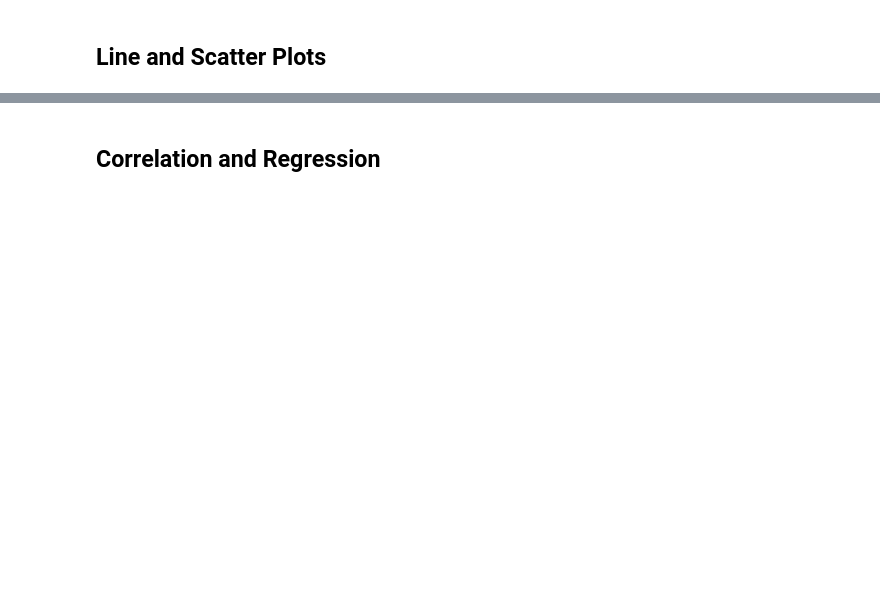
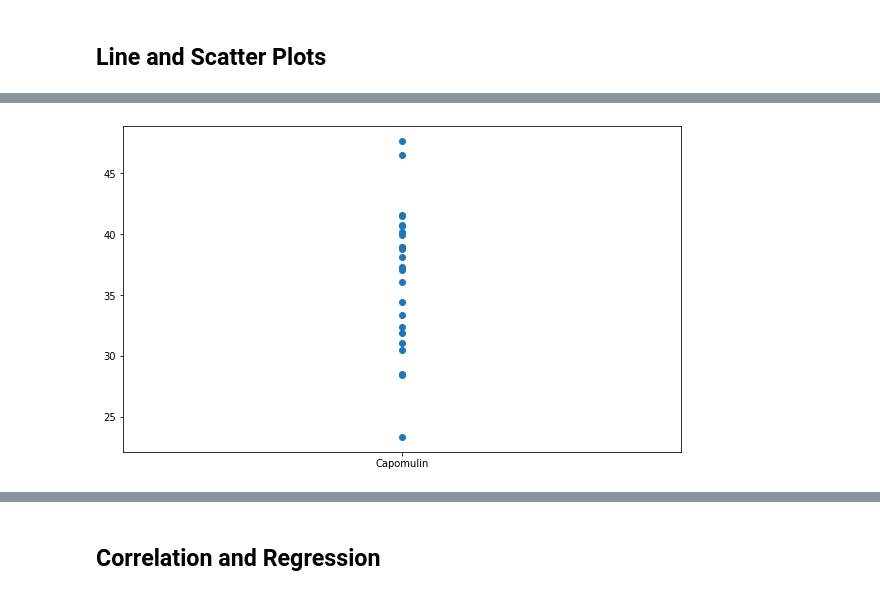
Before and after one commit to SergyRams/matplotlib-challenge, a Jupyter notebook: Pymaceuticals/pymaceuticals_starter.ipynb, the cells around one changed output, grey strips where cells are left out. Cells and saved outputs as stored; diff of their text form; code cells hidden in the pictures; blank space fills up the shorter version.

```diff
--- a/Pymaceuticals/pymaceuticals_starter.ipynb
+++ b/Pymaceuticals/pymaceuticals_starter.ipynb
@@ -440,30 +449,35 @@ plt.show()
 # Generate a line plot of time point versus tumor volume for a mouse treated with Capomulin
 #from matplotlib import rcParams
 # Put treatments into a list for for loop (and later for plot labels)
-#treatments_reg = ["Capomulin", "Ramicane", "Infubinol","Ceftamin"]
+#treatments_reg = ["Capomulin", "Ramicane", "Infubinol","Ceftamin"
 
-CapTreatment[g] = ["Capomulin"]
-capdata_filtered = data_merged[(data_merged["Drug Regimen"]=="Capomulin")]
+capomulin_filter = last_tumor_vol[last_tumor_vol["Drug Regimen"] =='Capomulin']
+capomulin_filter
+
+
+#-------------------------------------------------------------------------------------------------------------------------
+#last_tumor_vol = last_timepoint.merge(data_merged, on=["MouseID","Timepoint"])
+
+#CapTreatment = ["Capomulin"]
+#capdata_filtered = data_merged[(data_merged["Drug Regimen"]=="Capomulin")]
                             #(data_merged["Drug Regimen"]=="Rumicane")|
                            #(data_merged["Drug Regimen"]=="Infubino")|
                            #(data_merged["Drug Regimen"]=="Ceftamin")]
-capdata_grp = data_filtered.groupby(["MouseID"])["Timepoint"]
-last_timepoint = pd.DataFrame({"Timepoint": data_grp})
+##capdata_grp = capdata_filtered.groupby(["MouseID"])["Timepoint"]
+#caplast_timepoint = pd.DataFrame({"Timepoint": capdata_grp})
 
-for n in range(len(CapTreatment)):
-    tumor_vol.append(last_tumor_vol["Tumor Volume (mm3)"][last_tumor_vol["Drug Regimen"] == CapTreatment[g]])
+#mice_count = data_merged.groupby(["Drug Regimen"]).agg({"MouseID":"nunique"})
+
+#for n in range(len(CapTreatment)):
+#    tumor_vol.append(last_tumor_vol["Tumor Volume (mm3)"][last_tumor_vol["Drug Regimen"] == CapTreatment[n]])
 #last_tumor_vol
 
 # Merge this group df with the original dataframe to get the tumor volume at the last timepoint
-cap_last_tumor_vol = last_timepoint.merge(data_merged, on=["MouseID","Timepoint"]
+#cap_last_tumor_vol = last_timepoint.merge(data_merged, on=["Timepoint"])
+x = capomulin_filter["Drug Regimen"]
+y = capomulin_filter["Tumor Volume (mm3)"]
+plt.scatter(x,y)
+#"Drug Regimen"
+#fahrenheit, = plt.plot(x_axis, cap_last_tumor_vol, marker="+",color="blue", linewidth=1, label="Fahreneit")
 #cap_last_tumor_vol
-
-
-#rcParams['figure.figsize']=10,6
-#plt.legend(loc=2);
-#plt.grid(True)
-#plt.title("Capulin Treatement / Time vs Tumor Volume")
-#plt.ylabel("Time")
-plt.plot(tumor_vol)
-#plt.plot(cap_last_tumor_vol)
 # %% [output]
@@ -470,0 +485 @@ SyntaxError: invalid syntax (<ipython-input-91-6764f8971690>, line 28)
+[figure, added]
```
Also changed, not shown: parts of 19 cells of this notebook.
